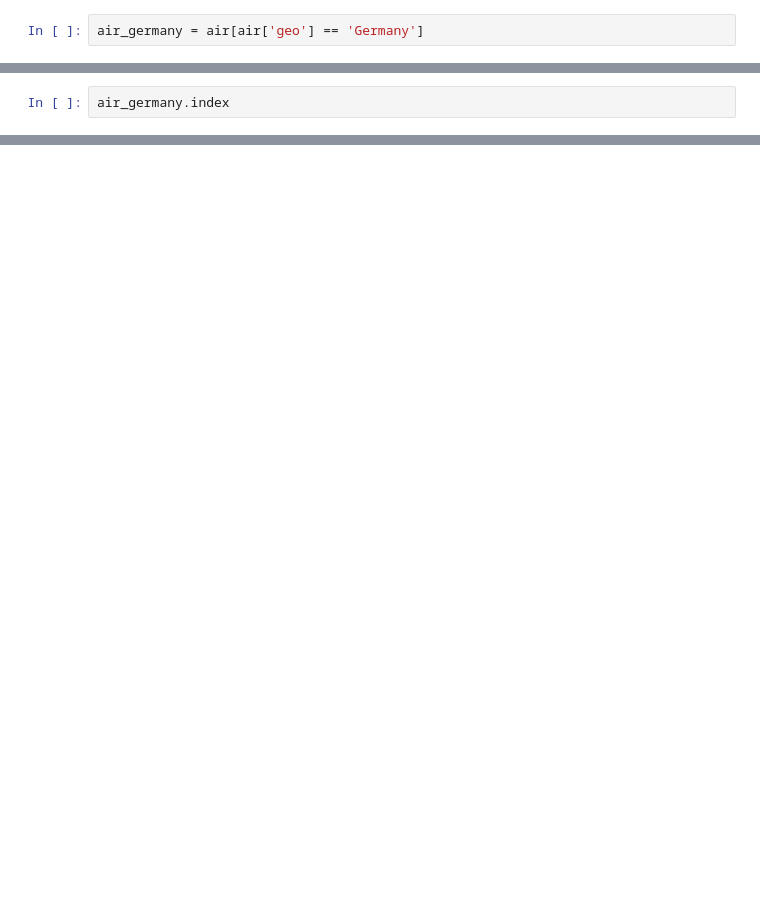
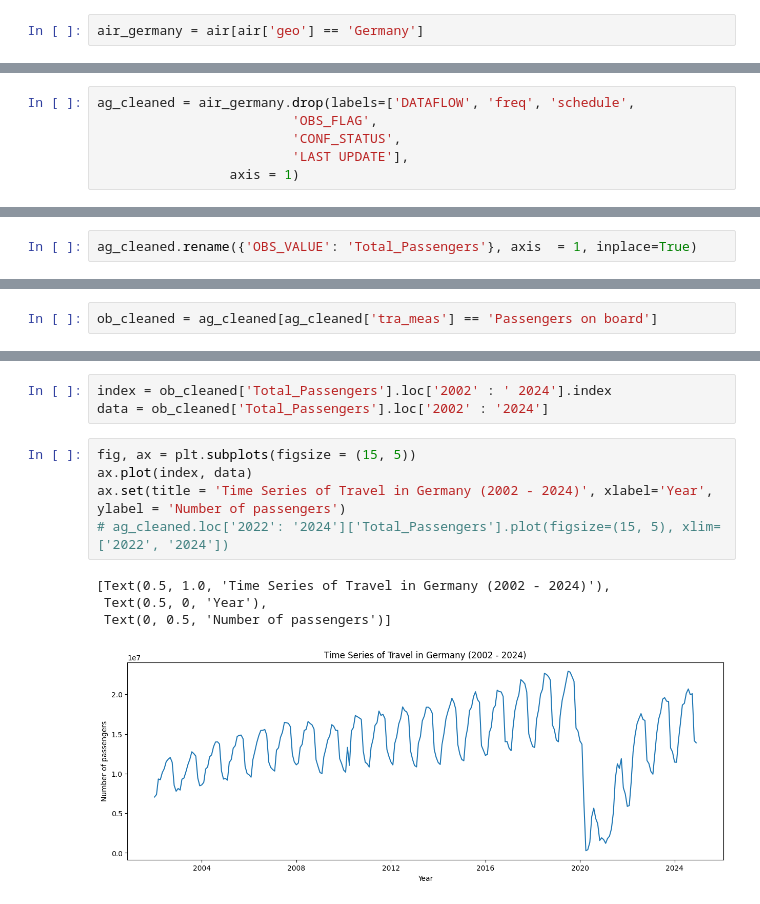
Before and after one commit to Hassan3924/Air-Passenger-Time-Series, a Jupyter notebook: airpassenger.ipynb, the cells around one changed output, grey strips where cells are left out. Drawn from its saved outputs; the diff is of its cells as text; blank space fills up the shorter version.

```diff
--- a/airpassenger.ipynb
+++ b/airpassenger.ipynb
@@ -23,2 +105,6 @@ air_germany = air[air['geo'] == 'Germany']
 # %%
-air_germany.index
+ag_cleaned = air_germany.drop(labels=['DATAFLOW', 'freq', 'schedule',
+                         'OBS_FLAG',
+                         'CONF_STATUS',
+                         'LAST UPDATE'],
+                 axis = 1)
@@ -33,0 +111,2 @@ DatetimeIndex(['2002-01-01', '2002-02-01', '2002-03-01', '2002-04-01',
+# %%
+ag_cleaned.rename({'OBS_VALUE': 'Total_Passengers'}, axis  = 1, inplace=True)
@@ -33,0 +124,2 @@ DatetimeIndex(['2002-01-01', '2002-02-01', '2002-03-01', '2002-04-01',
+# %%
+ob_cleaned = ag_cleaned[ag_cleaned['tra_meas'] == 'Passengers on board']
@@ -33,0 +161,13 @@ DatetimeIndex(['2002-01-01', '2002-02-01', '2002-03-01', '2002-04-01',
+# %%
+index = ob_cleaned['Total_Passengers'].loc['2002' : ' 2024'].index
+data = ob_cleaned['Total_Passengers'].loc['2002' : '2024']
+# %%
+fig, ax = plt.subplots(figsize = (15, 5))
+ax.plot(index, data)
+ax.set(title = 'Time Series of Travel in Germany (2002 - 2024)', xlabel='Year', ylabel = 'Number of passengers')
+# ag_cleaned.loc['2022': '2024']['Total_Passengers'].plot(figsize=(15, 5), xlim=['2022', '2024'])
+# %% [output]
+[Text(0.5, 1.0, 'Time Series of Travel in Germany (2002 - 2024)'),
+ Text(0.5, 0, 'Year'),
+ Text(0, 0.5, 'Number of passengers')]
+[figure, added]
```
Also changed, not shown: parts of 23 cells of this notebook, 1 other file.
